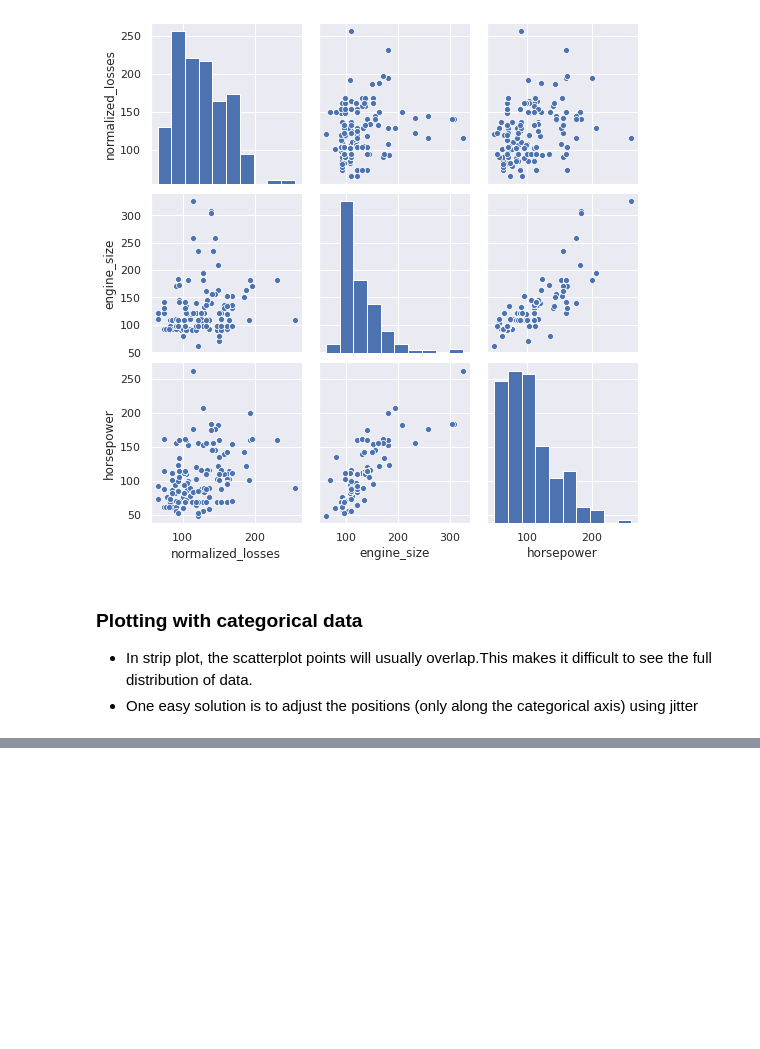
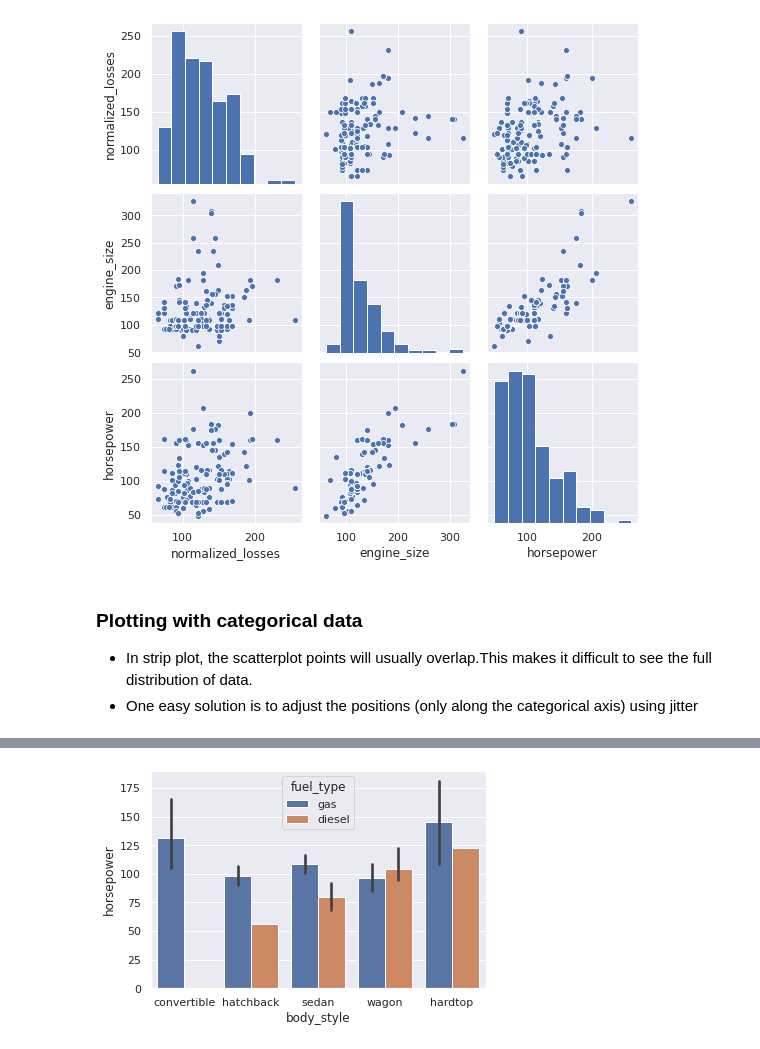
Before and after one commit to Iamsbharti/ML-AI, a Jupyter notebook: visualization/visulaization_p.ipynb, the cells around one changed output, grey strips where cells are left out. Cells and saved outputs as stored; diff of their text form; code cells hidden in the pictures; blank space fills up the shorter version.

```diff
--- a/visualization/visulaization_p.ipynb
+++ b/visualization/visulaization_p.ipynb
@@ -87,0 +112,4 @@ sns.stripplot(auto['fuel_type'],auto['horsepower'],jitter=True);
+# %%
+sns.barplot(auto['body_style'],auto['horsepower'],hue=auto['fuel_type']);
+# %% [output]
+[figure, added]
```
Also changed, not shown: parts of 9 cells of this notebook.
